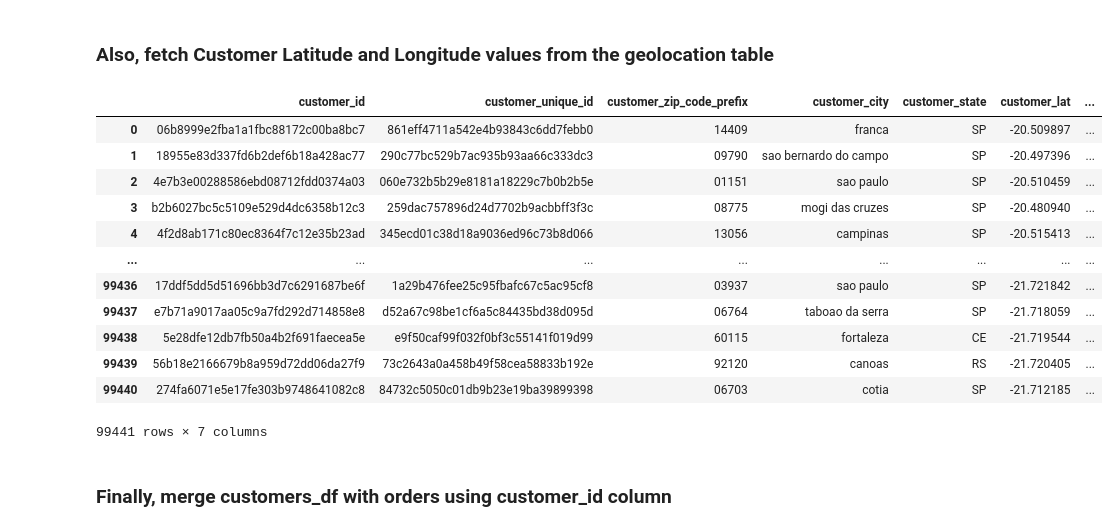
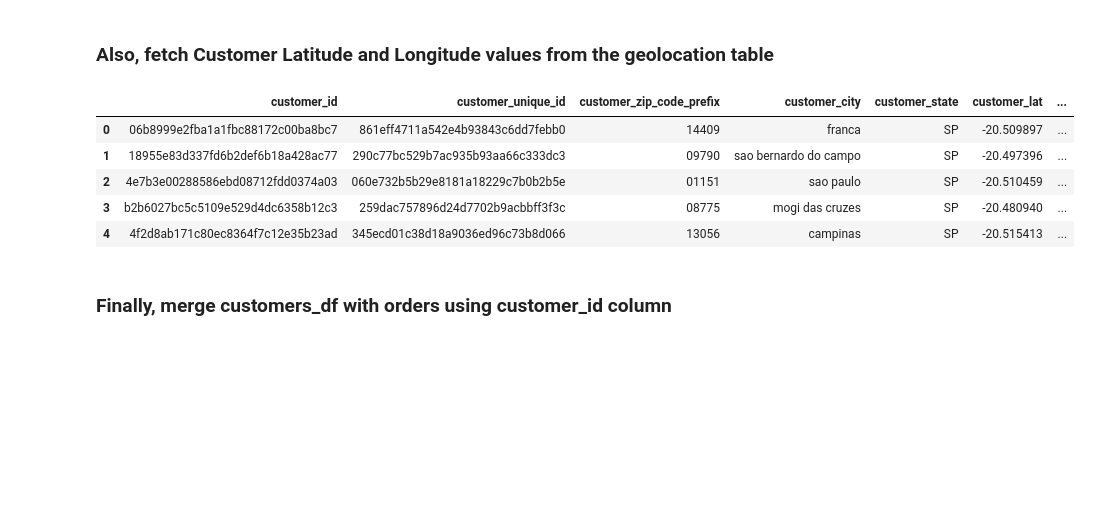
Before and after one commit to KennethOdoh/olist_kpi_dashboard, a Jupyter notebook: olist_ecommerce.ipynb, the cells around one changed output. Saved outputs shown, nothing was run; the diff lists cells and outputs as text; code cells hidden in the pictures; blank space fills up the shorter version.

```diff
--- a/olist_ecommerce.ipynb
+++ b/olist_ecommerce.ipynb
@@ -656,19 +663,12 @@ customers_df['customer_lng'] = pd.merge(customers_df, geolocation_df,
 # %%
-customers_df
+customers_df.head()
 # %% [output]
 |  | customer_id | customer_unique_id | customer_zip_code_prefix | customer_city | customer_state | customer_lat | ... |
 | 0 | 06b8999e2fba1a1fbc88172c00ba8bc7 | 861eff4711a542e4b93843c6dd7febb0 | 14409 | franca | SP | -20.509897 | ... |
 | 1 | 18955e83d337fd6b2def6b18a428ac77 | 290c77bc529b7ac935b93aa66c333dc3 | 09790 | sao bernardo do campo | SP | -20.497396 | ... |
 | 2 | 4e7b3e00288586ebd08712fdd0374a03 | 060e732b5b29e8181a18229c7b0b2b5e | 01151 | sao paulo | SP | -20.510459 | ... |
 | 3 | b2b6027bc5c5109e529d4dc6358b12c3 | 259dac757896d24d7702b9acbbff3f3c | 08775 | mogi das cruzes | SP | -20.480940 | ... |
 | 4 | 4f2d8ab171c80ec8364f7c12e35b23ad | 345ecd01c38d18a9036ed96c73b8d066 | 13056 | campinas | SP | -20.515413 | ... |
-| ... | ... | ... | ... | ... | ... | ... | ... |
-| 99436 | 17ddf5dd5d51696bb3d7c6291687be6f | 1a29b476fee25c95fbafc67c5ac95cf8 | 03937 | sao paulo | SP | -21.721842 | ... |
-| 99437 | e7b71a9017aa05c9a7fd292d714858e8 | d52a67c98be1cf6a5c84435bd38d095d | 06764 | taboao da serra | SP | -21.718059 | ... |
-| 99438 | 5e28dfe12db7fb50a4b2f691faecea5e | e9f50caf99f032f0bf3c55141f019d99 | 60115 | fortaleza | CE | -21.719544 | ... |
-| 99439 | 56b18e2166679b8a959d72dd06da27f9 | 73c2643a0a458b49f58cea58833b192e | 92120 | canoas | RS | -21.720405 | ... |
-| 99440 | 274fa6071e5e17fe303b9748641082c8 | 84732c5050c01db9b23e19ba39899398 | 06703 | cotia | SP | -21.712185 | ... |
-99441 rows × 7 columns
 # %% [markdown]
 ### Finally, merge customers_df with orders using customer_id column
 # %%
```
Also changed, not shown: parts of 44 cells of this notebook, 3 other files.
